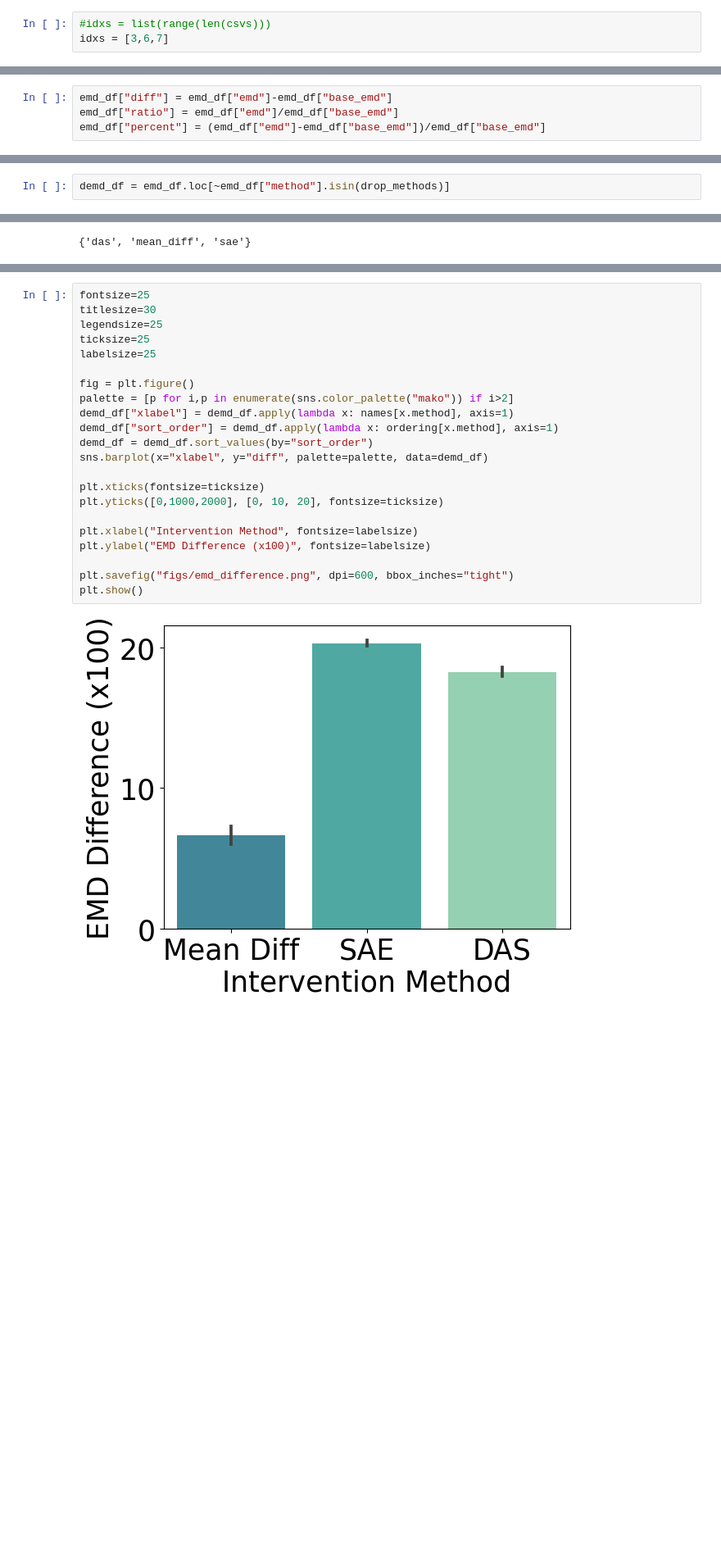
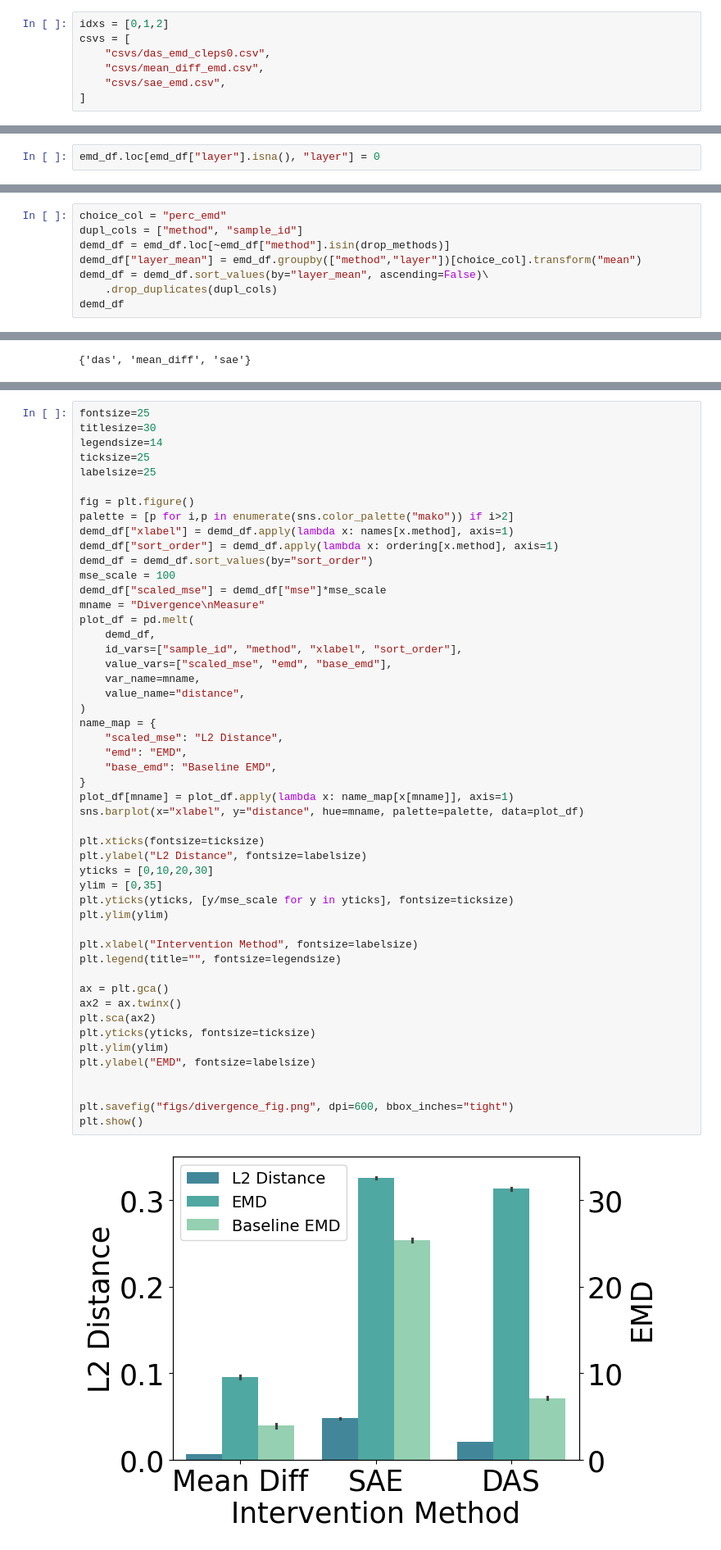
Before and after one commit to grantsrb/rep_divergence, a Jupyter notebook: divergence/emd_vis.ipynb, the cells around one changed output, grey strips where cells are left out. Shown: that part at 82% size. Cells and saved outputs as stored; diff of their text form; blank space fills up the shorter version.

```diff
--- a/divergence/emd_vis.ipynb
+++ b/divergence/emd_vis.ipynb
@@ -23,6 +34,10 @@ for i,csv in enumerate(csvs):
 # %%
-#idxs = list(range(len(csvs)))
-idxs = [3,6,7]
+idxs = [0,1,2]
+csvs = [
+    "csvs/das_emd_cleps0.csv",
+    "csvs/mean_diff_emd.csv",
+    "csvs/sae_emd.csv",
+]
 # %%
 dfs = []
 for idx in idxs:
@@ -47,4 +62,2 @@ emd_df
-# %%
-emd_df["diff"] = emd_df["emd"]-emd_df["base_emd"]
-emd_df["ratio"] = emd_df["emd"]/emd_df["base_emd"]
-emd_df["percent"] = (emd_df["emd"]-emd_df["base_emd"])/emd_df["base_emd"]
+# %%
+emd_df.loc[emd_df["layer"].isna(), "layer"] = 0
@@ -51,4 +100,10 @@ emd_df["percent"] = (emd_df["emd"]-emd_df["base_emd"])/emd_df["base_emd"]
 # %%
 drop_methods = {"indy attn patch"}
 # %%
+choice_col = "perc_emd"
+dupl_cols = ["method", "sample_id"]
 demd_df = emd_df.loc[~emd_df["method"].isin(drop_methods)]
+demd_df["layer_mean"] = emd_df.groupby(["method","layer"])[choice_col].transform("mean")
+demd_df = demd_df.sort_values(by="layer_mean", ascending=False)\
+    .drop_duplicates(dupl_cols)
+demd_df
@@ -70,27 +142,55 @@ ordering = {
 # %%
 fontsize=25
 titlesize=30
-legendsize=25
+legendsize=14
 ticksize=25
 labelsize=25
 
 fig = plt.figure()
 palette = [p for i,p in enumerate(sns.color_palette("mako")) if i>2]
 demd_df["xlabel"] = demd_df.apply(lambda x: names[x.method], axis=1)
 demd_df["sort_order"] = demd_df.apply(lambda x: ordering[x.method], axis=1)
 demd_df = demd_df.sort_values(by="sort_order")
-sns.barplot(x="xlabel", y="diff", palette=palette, data=demd_df)
+mse_scale = 100
+demd_df["scaled_mse"] = demd_df["mse"]*mse_scale
+mname = "Divergence\nMeasure"
+plot_df = pd.melt(
+    demd_df,
+    id_vars=["sample_id", "method", "xlabel", "sort_order"],
+    value_vars=["scaled_mse", "emd", "base_emd"],
+    var_name=mname,
+    value_name="distance",
+)
+name_map = {
+    "scaled_mse": "L2 Distance",
+    "emd": "EMD",
+    "base_emd": "Baseline EMD",
+}
+plot_df[mname] = plot_df.apply(lambda x: name_map[x[mname]], axis=1)
+sns.barplot(x="xlabel", y="distance", hue=mname, palette=palette, data=plot_df)
 
 plt.xticks(fontsize=ticksize)
-plt.yticks([0,1000,2000], [0, 10, 20], fontsize=ticksize)
+plt.ylabel("L2 Distance", fontsize=labelsize)
+yticks = [0,10,20,30]
+ylim = [0,35]
+plt.yticks(yticks, [y/mse_scale for y in yticks], fontsize=ticksize)
+plt.ylim(ylim)
 
 plt.xlabel("Intervention Method", fontsize=labelsize)
-plt.ylabel("EMD Difference (x100)", fontsize=labelsize)
+plt.legend(title="", fontsize=legendsize)
 
-plt.savefig("figs/emd_difference.png", dpi=600, bbox_inches="tight")
+ax = plt.gca()
+ax2 = ax.twinx()
+plt.sca(ax2)
+plt.yticks(yticks, fontsize=ticksize)
+plt.ylim(ylim)
+plt.ylabel("EMD", fontsize=labelsize)
+
+
+plt.savefig("figs/divergence_fig.png", dpi=600, bbox_inches="tight")
 plt.show()
 # %% [output]
-[figure, old version]
+[figure, new version]
 # %%
 agg_df = emd_df.groupby(["method"])[["emd","base_emd"]].mean().reset_index()
 agg_df["ratio"] = agg_df["emd"]/agg_df["base_emd"]
```
Also changed, not shown: parts of 13 cells of this notebook.
